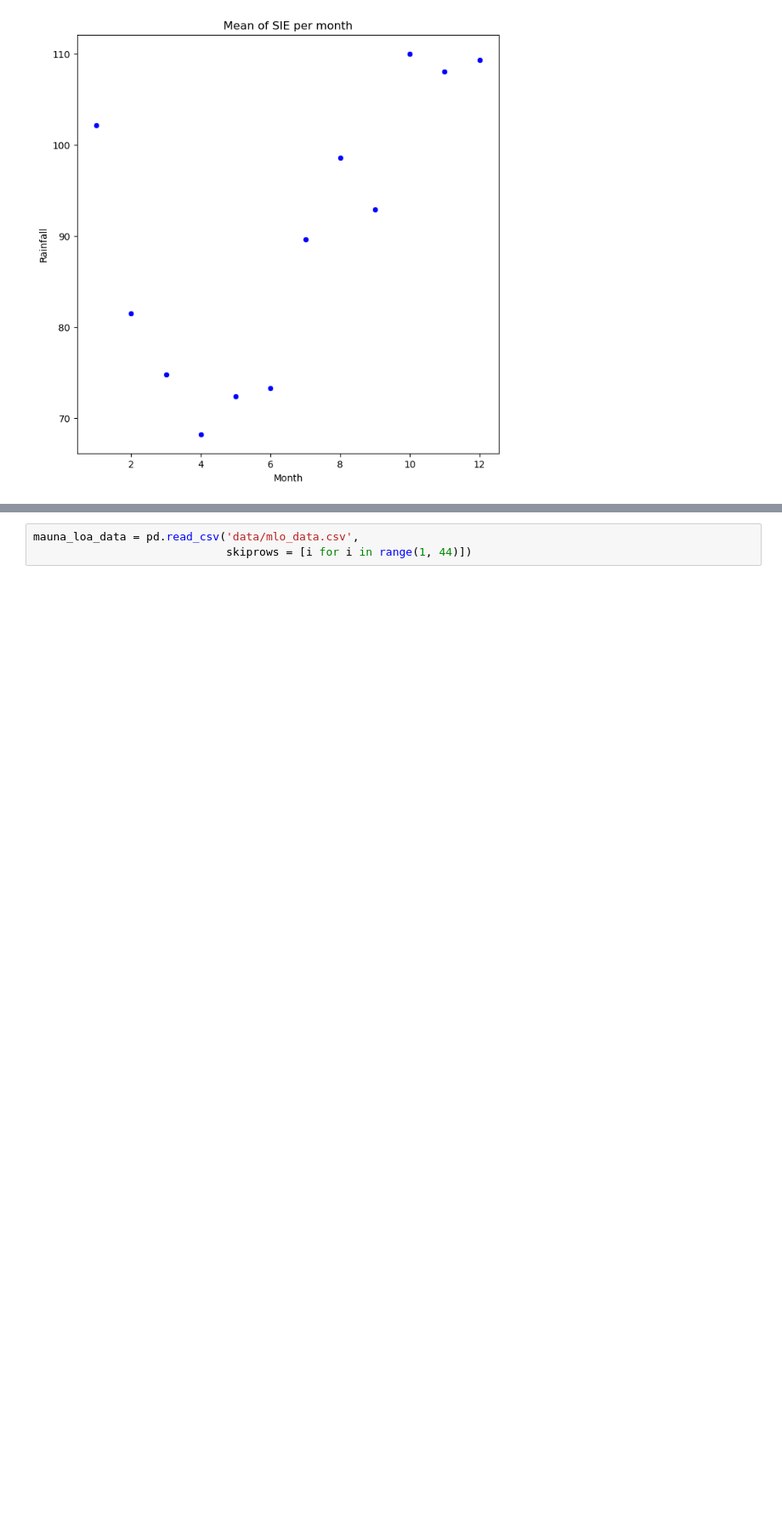
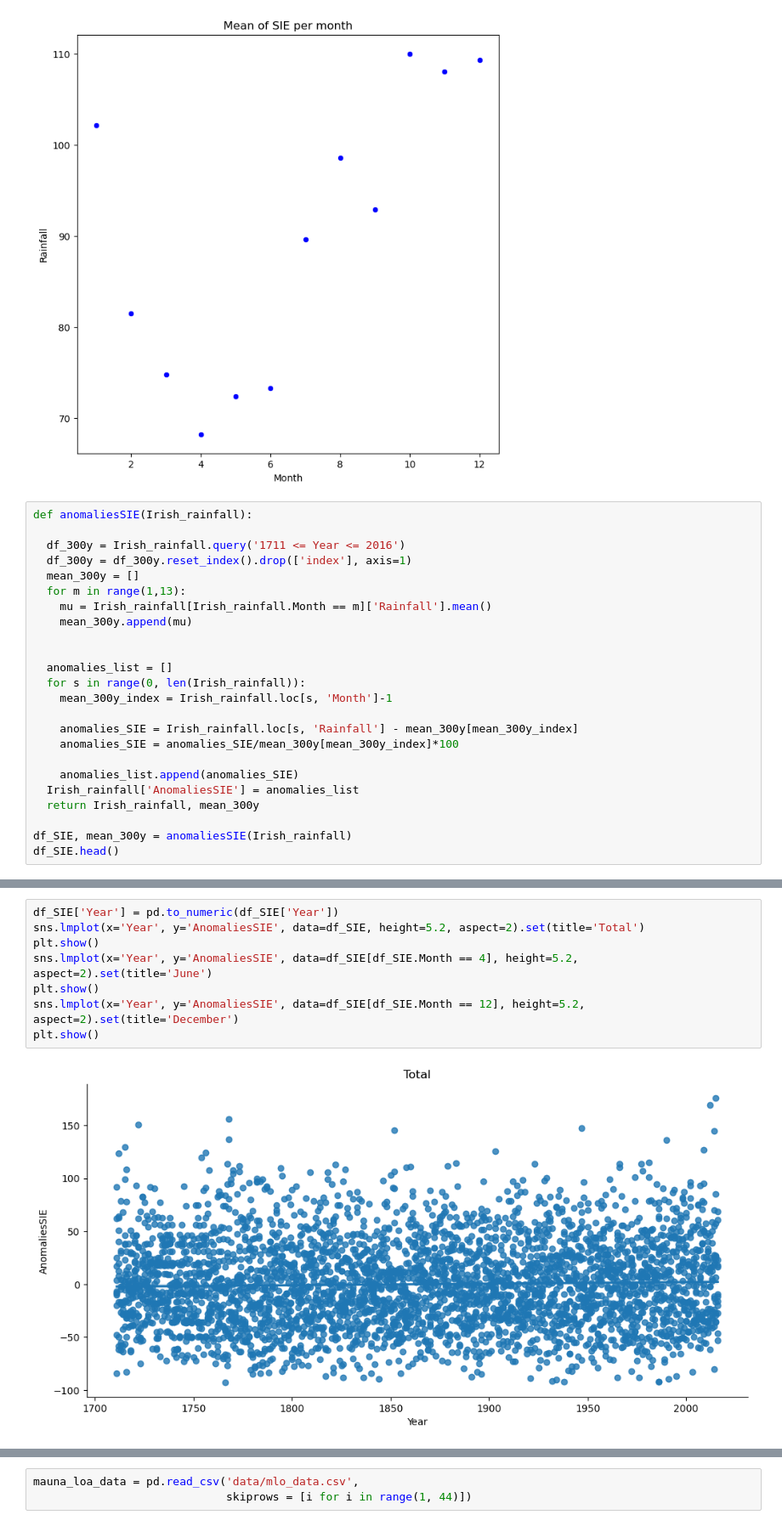
Before and after one commit to keithmmc/pda2, a Jupyter notebook: project2.ipynb, the cells around one changed output, grey strips where cells are left out. Shown at 85% size. Saved outputs shown, nothing was run; the diff lists cells and outputs as text; blank space fills up the shorter version.

```diff
--- a/project2.ipynb
+++ b/project2.ipynb
@@ -226,3 +209,27 @@ sns.scatterplot(x='Month', y='Rainfall', data=df_mean_years,  color='blue', size
 plt.show()
 # %% [output]
 [figure]
+# %%
+def anomaliesSIE(Irish_rainfall):
+
+  df_300y = Irish_rainfall.query('1711 <= Year <= 2016')
+  df_300y = df_300y.reset_index().drop(['index'], axis=1)
+  mean_300y = []
+  for m in range(1,13):
+    mu = Irish_rainfall[Irish_rainfall.Month == m]['Rainfall'].mean()
+    mean_300y.append(mu)
+
+
+  anomalies_list = []
+  for s in range(0, len(Irish_rainfall)):
+    mean_300y_index = Irish_rainfall.loc[s, 'Month']-1
+
+    anomalies_SIE = Irish_rainfall.loc[s, 'Rainfall'] - mean_300y[mean_300y_index]
+    anomalies_SIE = anomalies_SIE/mean_300y[mean_300y_index]*100
+
+    anomalies_list.append(anomalies_SIE)
+  Irish_rainfall['AnomaliesSIE'] = anomalies_list
+  return Irish_rainfall, mean_300y
+
+df_SIE, mean_300y = anomaliesSIE(Irish_rainfall)
+df_SIE.head()
@@ -228,0 +243,10 @@ plt.show()
+# %%
+df_SIE['Year'] = pd.to_numeric(df_SIE['Year'])
+sns.lmplot(x='Year', y='AnomaliesSIE', data=df_SIE, height=5.2, aspect=2).set(title='Total')
+plt.show()
+sns.lmplot(x='Year', y='AnomaliesSIE', data=df_SIE[df_SIE.Month == 4], height=5.2, aspect=2).set(title='June')
+plt.show()
+sns.lmplot(x='Year', y='AnomaliesSIE', data=df_SIE[df_SIE.Month == 12], height=5.2, aspect=2).set(title='December')
+plt.show()
+# %% [output]
+[figure, added]
```
Also changed, not shown: parts of 13 cells of this notebook.
